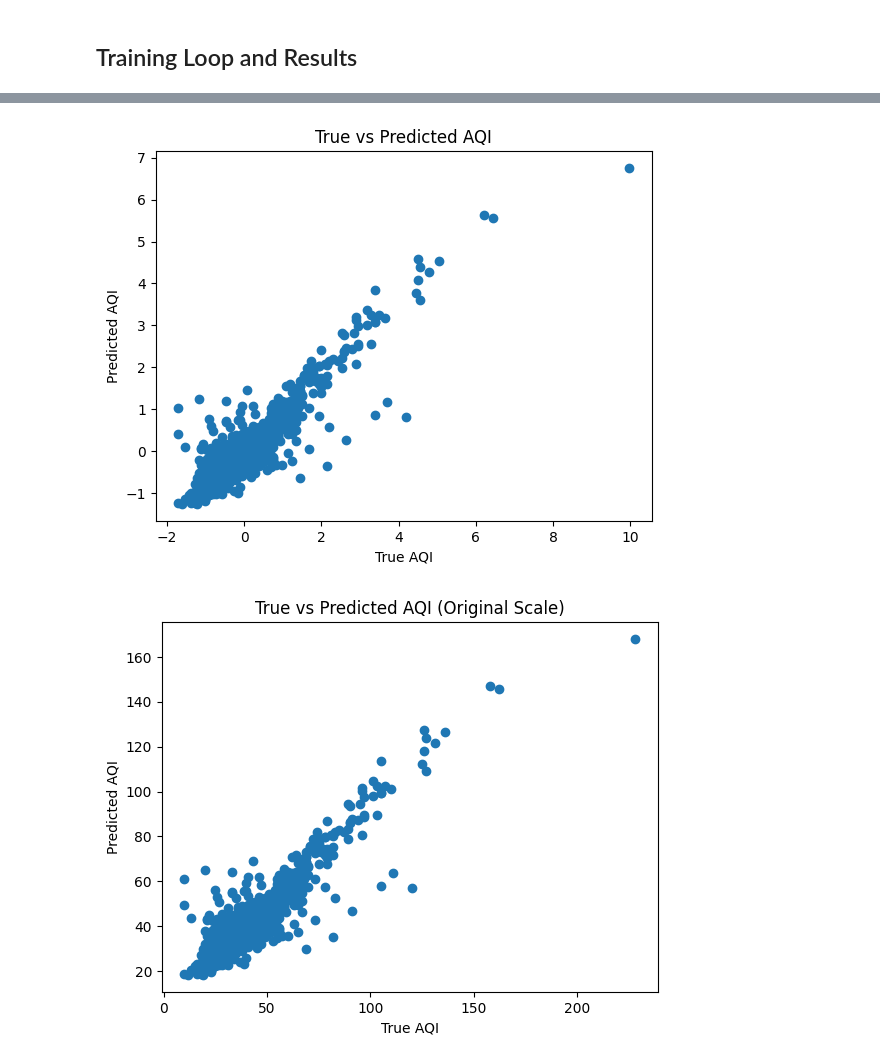
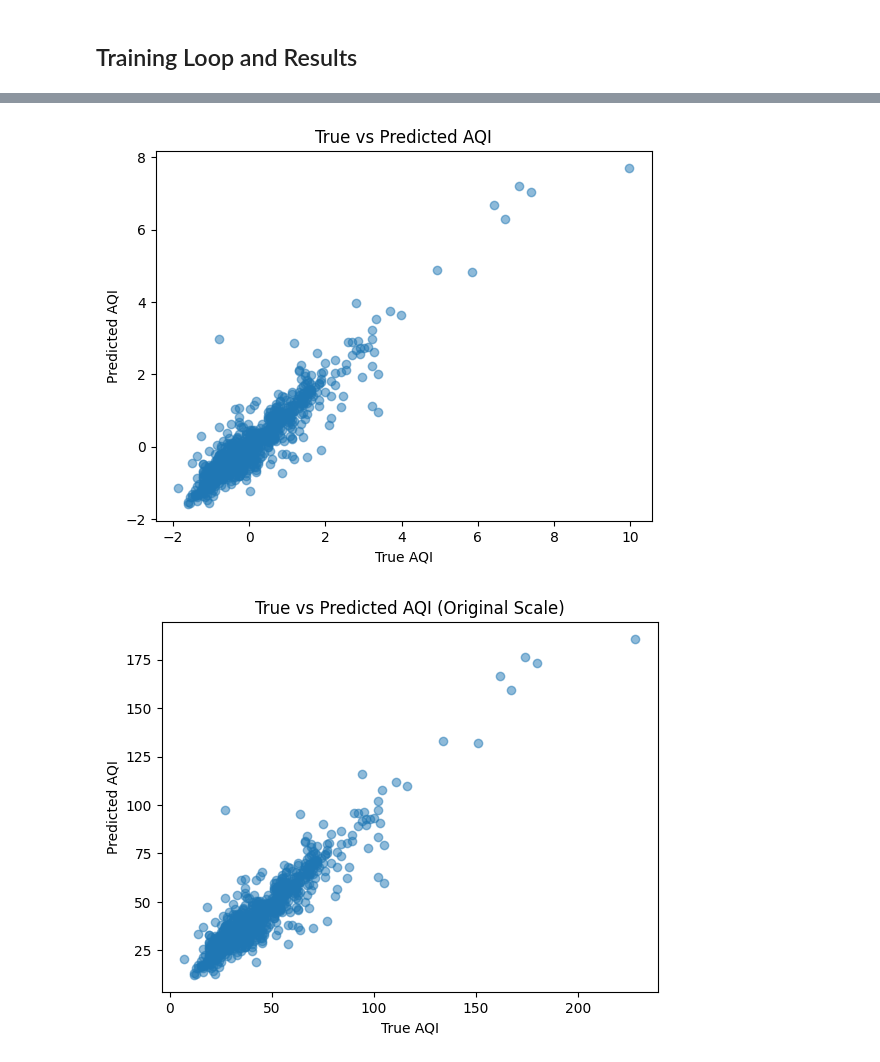
Before and after one commit to imeltsner/WeatherAQI-Predictor, a Jupyter notebook: predictor.ipynb, the cells around one changed output, grey strips where cells are left out. Cells and saved outputs as stored; diff of their text form; code cells hidden in the pictures.

Commit message:
added final touches, trained for 150 epochs

```diff
--- a/predictor.ipynb
+++ b/predictor.ipynb
@@ -458,9 +458,8 @@ test_loader = DataLoader(test_dataset, batch_size=2)
 # %% [markdown]
 ## LSTM
 # %%
-import torch.nn.functional as F
 import torch.nn as nn
-from torch.nn import Module, LSTM, Dropout, Linear, Softmax
+from torch.nn import Module, LSTM, Dropout, Linear, Softmax, BatchNorm1d
 
 # Define model parameters
 input_size = 38  # Number of features
@@ -468,13 +467,14 @@ hidden_size = 50  # Number of features in hidden state
 num_layers = 2  # Number of stacked LSTM layers
 output_size = 1  # Number of output classes
 batch_size = 2
+dropout_rate = 0.5
 
 class LSTMWeatherPredictor(Module):
-    def __init__(self, input_size, hidden_size, num_layers, output_size):
+    def __init__(self, input_size, hidden_size, num_layers, output_size, dropout_rate):
         super(LSTMWeatherPredictor, self).__init__()
 
         self.lstm = LSTM(input_size, hidden_size, num_layers, batch_first=True)
-        self.dropout = Dropout(0.5)  # Should be a hyperparameter
+        self.dropout = Dropout(dropout_rate)
         self.fc = Linear(hidden_size, output_size)
 
     def forward(self, x):
@@ -484,13 +484,12 @@ class LSTMWeatherPredictor(Module):
 
         x, hidden = self.lstm(x, hidden)
         x = x[:, -1, :]  # Select the last time step
-
         x = self.dropout(x)
         x = self.fc(x)
 
         return x
 # %%
-lstm = LSTMWeatherPredictor(input_size, hidden_size, num_layers, output_size)
+lstm = LSTMWeatherPredictor(input_size, hidden_size, num_layers, output_size, dropout_rate)
 # %%
 print(lstm)
 # %% [output]
@@ -510,18 +509,12 @@ optimizer = Adam(lstm.parameters(), lr=learning_rate)
 ## Training Loop and Results
 # %%
 from sklearn.metrics import r2_score
-import math
 
-epochs = 10
-
+epochs = 150
 epoch_num = []
-loss_train = []
-loss_valid = []
 
 for epoch in range(epochs):
     epoch_num.append(epoch)
-    train_loss = 0.
-    valid_loss = 0.
 
     # Training
     lstm.train()
@@ -572,43 +562,36 @@ Epoch 9 valid RS: 0.8257620408144358
 # %%
-import matplotlib.pyplot as plt
-
-# Assuming valid_y and valid_predictions are NumPy arrays
 fig = plt.figure()
 fig.figsize=(20,100)
-plt.scatter(valid_y, valid_predictions)
+plt.scatter(valid_y, valid_predictions, alpha=0.5)
 plt.xlabel('True AQI')
 plt.ylabel('Predicted AQI')
 plt.title('True vs Predicted AQI')
 plt.show()
 # %% [output]
-[figure, old version]
+[figure, new version]
 # %%
-# Creating a dummy array with the same shape as the original scaled data
+# Create a dummy array with the same shape as the original scaled data
 dummy_array = np.zeros((len(valid_predictions), 39))
 dummy_array_2 = np.zeros((len(valid_predictions), 39))
 
-# Replace the target column in the dummy array with your predictions
 target_column_index = 0 # AQI column
 dummy_array[:, target_column_index] = np.array(valid_predictions).flatten()
 dummy_array_2[:, target_column_index] = np.array(valid_y).flatten()
 
-# Inverse transform the dummy array
 original_predictions = scaler.inverse_transform(dummy_array)
 original_y = scaler.inverse_transform(dummy_array_2)
 
 # Extract the target column from the transformed data
 original_predictions = original_predictions[:, target_column_index]
 original_y = original_y[:, target_column_index]
 
 # Plotting
-import matplotlib.pyplot as plt
-
 fig = plt.figure()
 fig.figsize = (20, 100)
-plt.scatter(original_y, original_predictions)
+plt.scatter(original_y, original_predictions, alpha=0.5)
 plt.xlabel('True AQI')
 plt.ylabel('Predicted AQI')
 plt.title('True vs Predicted AQI (Original Scale)')
 plt.show()
 # %% [output]
-[figure, old version]
+[figure, new version]
```
Also changed, not shown: parts of 2 cells of this notebook.
